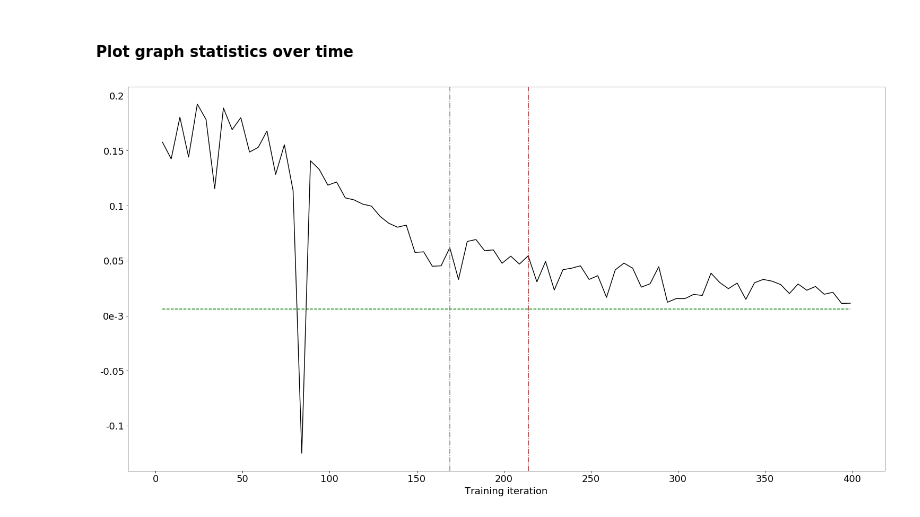
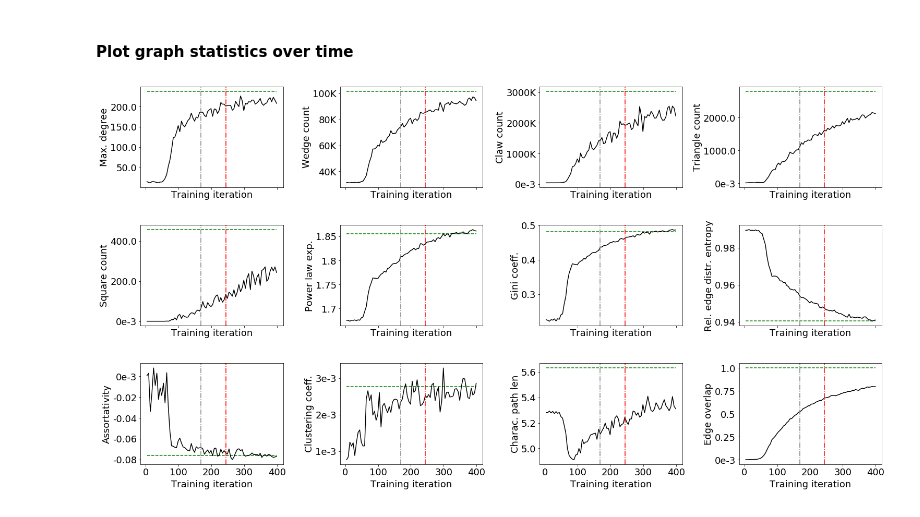
Before and after one commit to hheidrich/Net, a Jupyter notebook: exp/demo.ipynb, the cells around one changed output. Drawn from its saved outputs; the diff is of its cells as text; code cells hidden in the pictures.

```diff
--- a/exp/demo.ipynb
+++ b/exp/demo.ipynb
@@ -169,12 +161,12 @@ df[['d_max', 'assortativity', 'triangle_count',
 # %%
 relevant_keys = ['d_max', 'wedge_count', 'claw_count', 'triangle_count', 'square_count',
                  'power_law_exp', 'gini', 'rel_edge_distr_entropy', 'assortativity', 'clustering_coefficient',
                  'cpl', 'overlap']
 
-relevant_keys = ['d_max', 'assortativity', 'triangle_count', 'power_law_exp', 'LCC', 'overlap']
+# relevant_keys = ['d_max', 'assortativity', 'triangle_count', 'power_law_exp', 'LCC', 'overlap']
 
-relevant_keys = ['spectral_gap']
+# relevant_keys = ['spectral_gap']
 
 netmodel.loggers[0].print_statistics(keys=relevant_keys, EO_criterion=0.52, max_patience_for_VAL=3)
 # %% [output]
-[figure, old version]
+[figure, new version]
```
Also changed, not shown: parts of 11 cells of this notebook.
